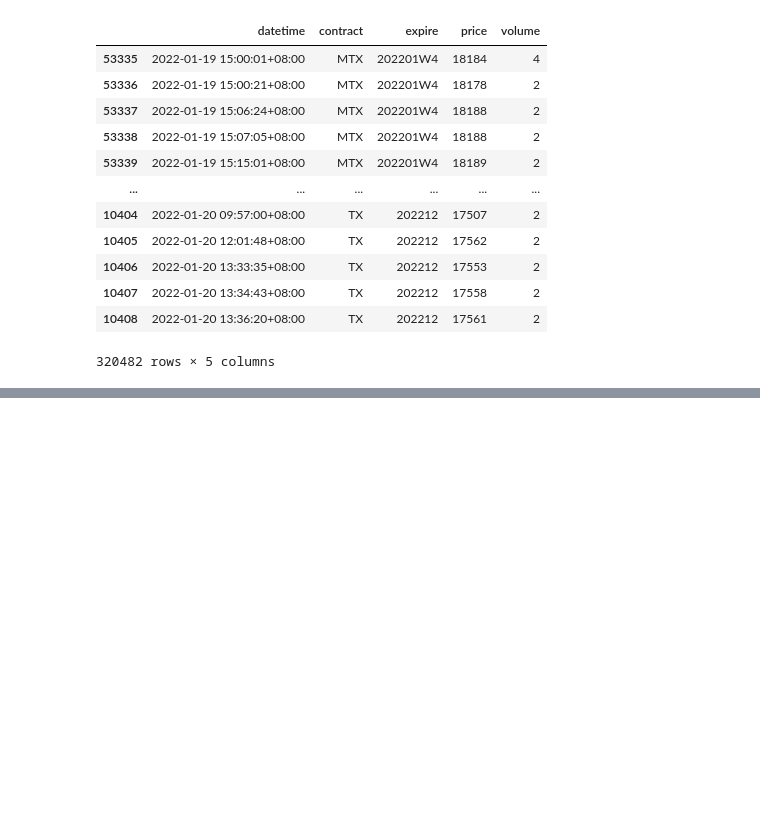
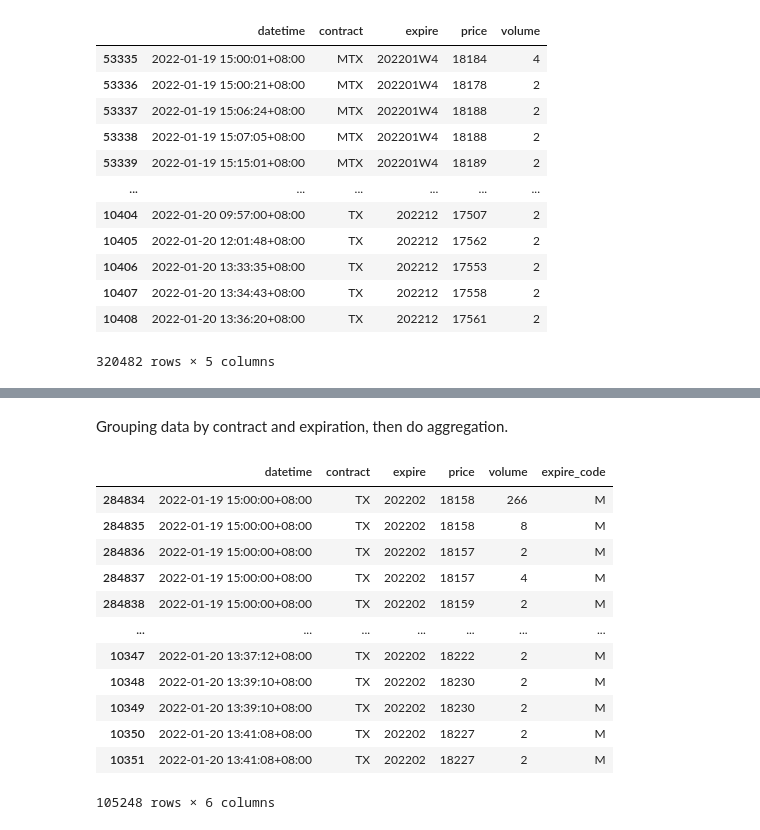
Before and after one commit to whouey/IndexTracker, a Jupyter notebook: DataExploring/TAIFEX/Futures.ipynb, the cells around one changed output, grey strips where cells are left out. Drawn from its saved outputs; the diff is of its cells as text; code cells hidden in the pictures; blank space fills up the shorter version.

```diff
--- a/DataExploring/TAIFEX/Futures.ipynb
+++ b/DataExploring/TAIFEX/Futures.ipynb
@@ -280,8 +359,25 @@ roundup_to_minutes(datetime.datetime(2020,2,22,16,9,58), 10)
+# %% [markdown]
+Grouping data by contract and expiration, then do aggregation.
 # %%
-gp = total_df.groupby(by=['contract', 'expire'])
+gp = total_df.groupby(by=['contract', 'expire_code'])
 
 single = gp.get_group(('TX', 'M')).copy()
+
 single
+# %% [output]
+|  | datetime | contract | expire | price | volume | expire_code |
+| 284834 | 2022-01-19 15:00:00+08:00 | TX | 202202 | 18158 | 266 | M |
+| 284835 | 2022-01-19 15:00:00+08:00 | TX | 202202 | 18158 | 8 | M |
+| 284836 | 2022-01-19 15:00:00+08:00 | TX | 202202 | 18157 | 2 | M |
+| 284837 | 2022-01-19 15:00:00+08:00 | TX | 202202 | 18157 | 4 | M |
+| 284838 | 2022-01-19 15:00:00+08:00 | TX | 202202 | 18159 | 2 | M |
+| ... | ... | ... | ... | ... | ... | ... |
+| 10347 | 2022-01-20 13:37:12+08:00 | TX | 202202 | 18222 | 2 | M |
+| 10348 | 2022-01-20 13:39:10+08:00 | TX | 202202 | 18230 | 2 | M |
+| 10349 | 2022-01-20 13:39:10+08:00 | TX | 202202 | 18230 | 2 | M |
+| 10350 | 2022-01-20 13:41:08+08:00 | TX | 202202 | 18227 | 2 | M |
+| 10351 | 2022-01-20 13:41:08+08:00 | TX | 202202 | 18227 | 2 | M |
+105248 rows × 6 columns
 # %%
 single['scale'] = single.datetime.apply(roundup_to_minutes, minutes=30)
 # %%
```
Also changed, not shown: parts of 28 cells of this notebook, 40 other files.
